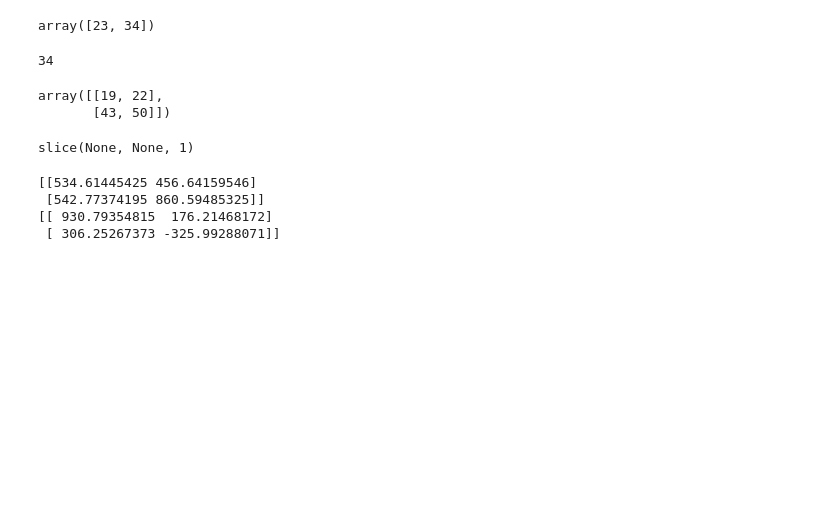
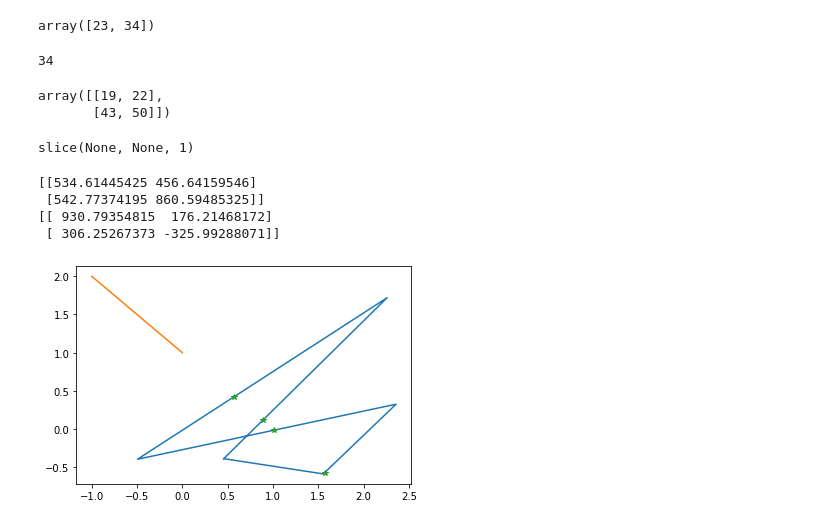
Before and after one commit to TovarnovM/easyvec, a Jupyter notebook: Untitled.ipynb, the cells around one changed output. Saved outputs shown, nothing was run; the diff lists cells and outputs as text; code cells hidden in the pictures; blank space fills up the shorter version.

```diff
--- a/Untitled.ipynb
+++ b/Untitled.ipynb
@@ -109,0 +116,20 @@ for ms in np.random.uniform(-720,720,(2,5)):
+# %%
+vs = [Vec2(x, y) for x, y in np.random.uniform(-1,3, (5,2))]
+# %%
+pl = PolyLine(vs)
+v1 = Vec2(-1,2)
+v2 = Vec2(0,1)
+
+vs2 = pl.intersect_ray(v1, v2)
+# %%
+xs = [v.x for v in pl.vecs]
+ys = [v.y for v in pl.vecs]
+xs += [xs[0]]
+ys += [ys[0]]
+plt.plot(xs, ys)
+plt.plot([v1.x, v2.x], [v1.y, v2.y])
+
+plt.plot([v.x for v in vs2], [v.y for v in vs2], '*')
+plt.show()
+# %% [output]
+[figure, added]
```
Also changed, not shown: parts of 2 cells of this notebook, 8 other files.
